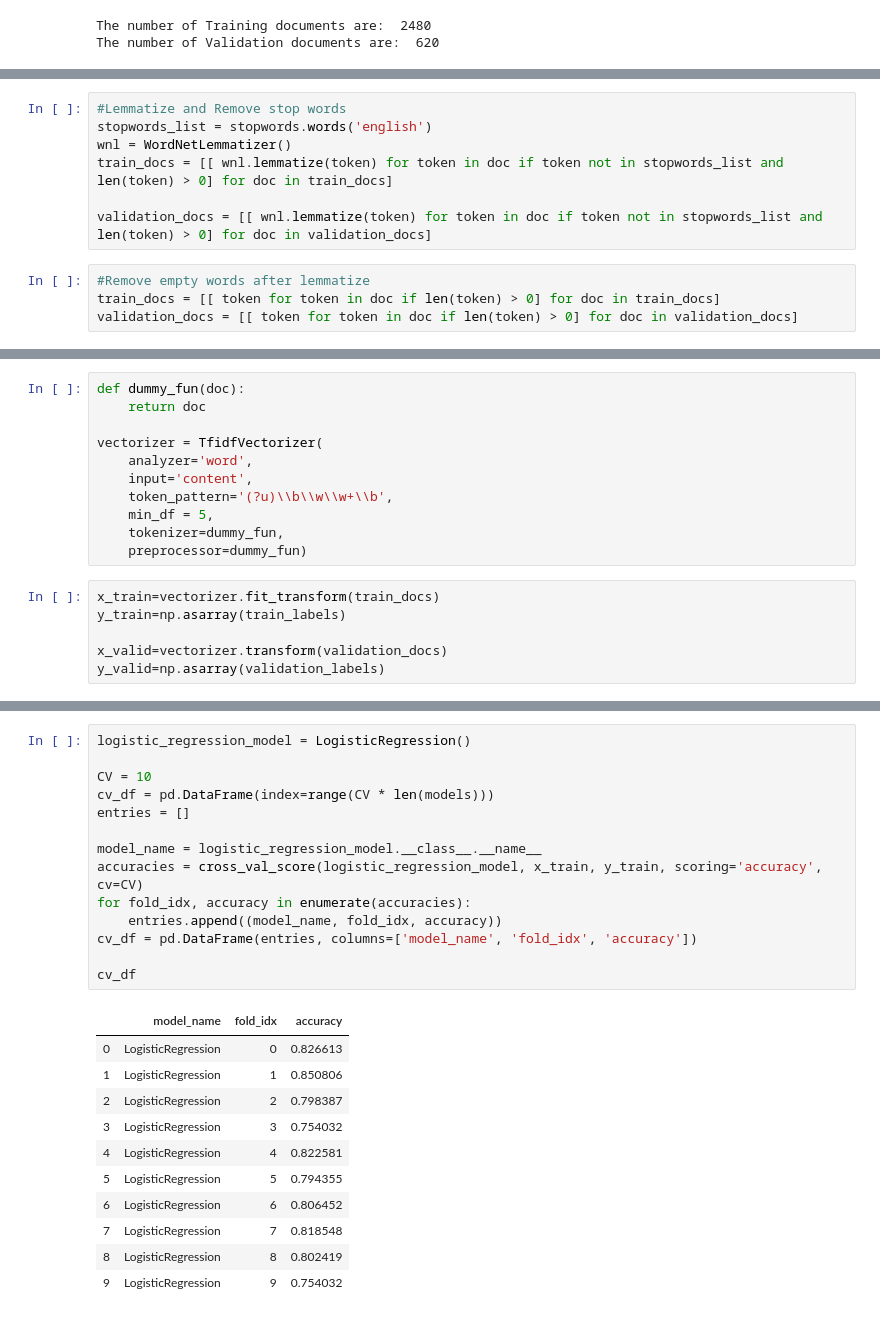
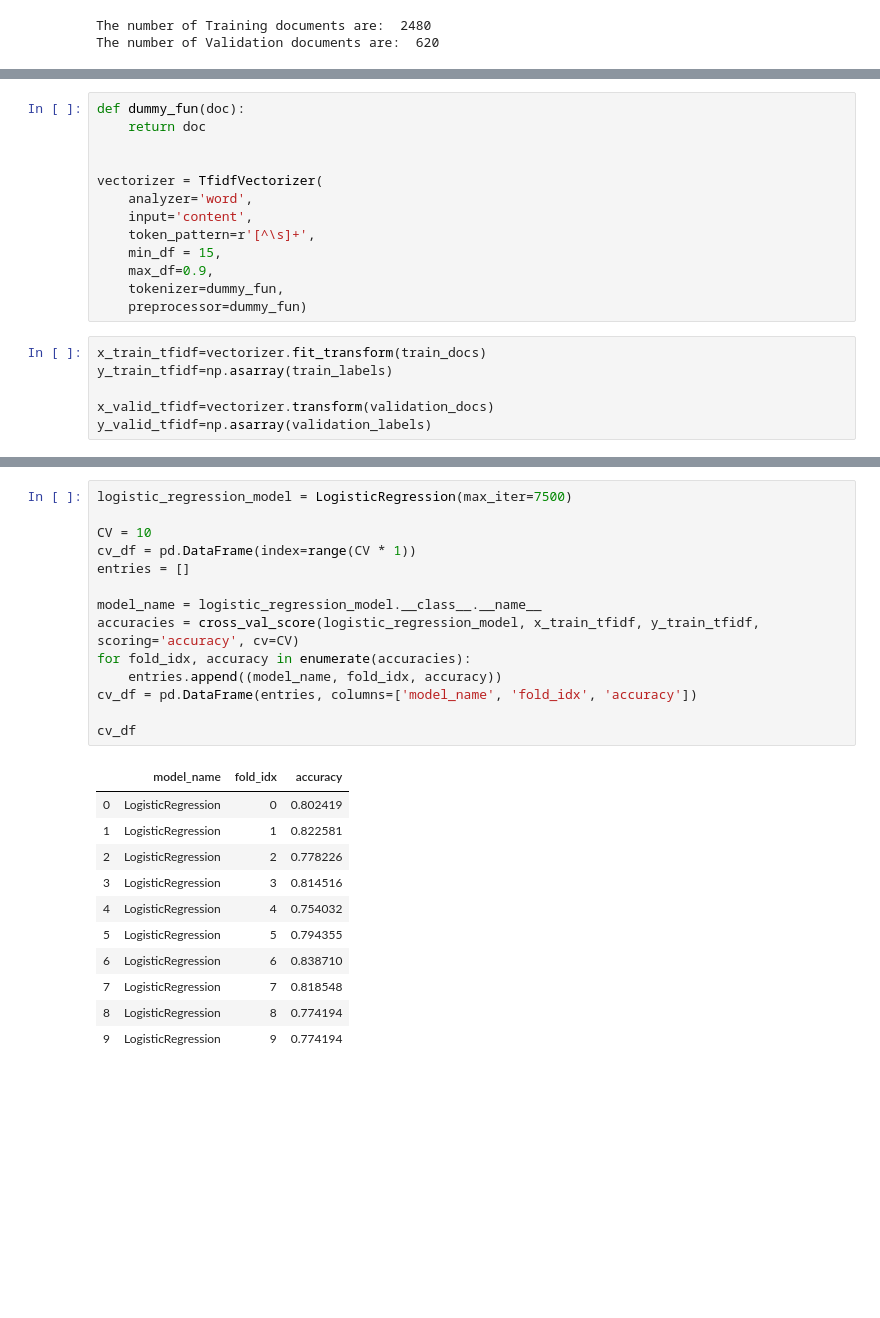
Before and after one commit to DataGen64/AP2-ADA, a Jupyter notebook: DataAnalysis-Assignment2.ipynb, the cells around one changed output, grey strips where cells are left out. Drawn from its saved outputs; the diff is of its cells as text; blank space fills up the shorter version.

```diff
--- a/DataAnalysis-Assignment2.ipynb
+++ b/DataAnalysis-Assignment2.ipynb
@@ -116,11 +146,0 @@ validation_docs = [tknzr.tokenize(doc) for doc in validation_docs]
-# %%
-#Lemmatize and Remove stop words
-stopwords_list = stopwords.words('english')
-wnl = WordNetLemmatizer()
-train_docs = [[ wnl.lemmatize(token) for token in doc if token not in stopwords_list and len(token) > 0] for doc in train_docs]
-
-validation_docs = [[ wnl.lemmatize(token) for token in doc if token not in stopwords_list and len(token) > 0] for doc in validation_docs]
-# %%
-#Remove empty words after lemmatize
-train_docs = [[ token for token in doc if len(token) > 0] for doc in train_docs]
-validation_docs = [[ token for token in doc if len(token) > 0] for doc in validation_docs]
@@ -128,19 +172,21 @@ validation_docs = [[ token for token in doc if len(token) > 0] for doc in valida
 def dummy_fun(doc):
     return doc
 
+
 vectorizer = TfidfVectorizer(
     analyzer='word',
     input='content',
-    token_pattern='(?u)\\b\\w\\w+\\b',
-    min_df = 5,
+    token_pattern=r'[^\s]+',
+    min_df = 15,
+    max_df=0.9,
     tokenizer=dummy_fun,
     preprocessor=dummy_fun)
 # %%
-x_train=vectorizer.fit_transform(train_docs)
-y_train=np.asarray(train_labels)
+x_train_tfidf=vectorizer.fit_transform(train_docs)
+y_train_tfidf=np.asarray(train_labels)
 
-x_valid=vectorizer.transform(validation_docs)
-y_valid=np.asarray(validation_labels)
+x_valid_tfidf=vectorizer.transform(validation_docs)
+y_valid_tfidf=np.asarray(validation_labels)
 # %%
 vectorizer.get_feature_names()
 # %% [output]
@@ -166,28 +291,28 @@ vectorizer.get_feature_names()
 # %%
-logistic_regression_model = LogisticRegression()
+logistic_regression_model = LogisticRegression(max_iter=7500)
 
 CV = 10
-cv_df = pd.DataFrame(index=range(CV * len(models)))
+cv_df = pd.DataFrame(index=range(CV * 1))
 entries = []
 
 model_name = logistic_regression_model.__class__.__name__
-accuracies = cross_val_score(logistic_regression_model, x_train, y_train, scoring='accuracy', cv=CV)
+accuracies = cross_val_score(logistic_regression_model, x_train_tfidf, y_train_tfidf, scoring='accuracy', cv=CV)
 for fold_idx, accuracy in enumerate(accuracies):
     entries.append((model_name, fold_idx, accuracy))
 cv_df = pd.DataFrame(entries, columns=['model_name', 'fold_idx', 'accuracy'])
 
 cv_df
 # %% [output]
 |  | model_name | fold_idx | accuracy |
-| 0 | LogisticRegression | 0 | 0.826613 |
-| 1 | LogisticRegression | 1 | 0.850806 |
-| 2 | LogisticRegression | 2 | 0.798387 |
-| 3 | LogisticRegression | 3 | 0.754032 |
-| 4 | LogisticRegression | 4 | 0.822581 |
+| 0 | LogisticRegression | 0 | 0.802419 |
+| 1 | LogisticRegression | 1 | 0.822581 |
+| 2 | LogisticRegression | 2 | 0.778226 |
+| 3 | LogisticRegression | 3 | 0.814516 |
+| 4 | LogisticRegression | 4 | 0.754032 |
 | 5 | LogisticRegression | 5 | 0.794355 |
-| 6 | LogisticRegression | 6 | 0.806452 |
+| 6 | LogisticRegression | 6 | 0.838710 |
 | 7 | LogisticRegression | 7 | 0.818548 |
-| 8 | LogisticRegression | 8 | 0.802419 |
-| 9 | LogisticRegression | 9 | 0.754032 |
+| 8 | LogisticRegression | 8 | 0.774194 |
+| 9 | LogisticRegression | 9 | 0.774194 |
 # %%
 #Measure performance on validation data
```
Also changed, not shown: parts of 49 cells of this notebook.
